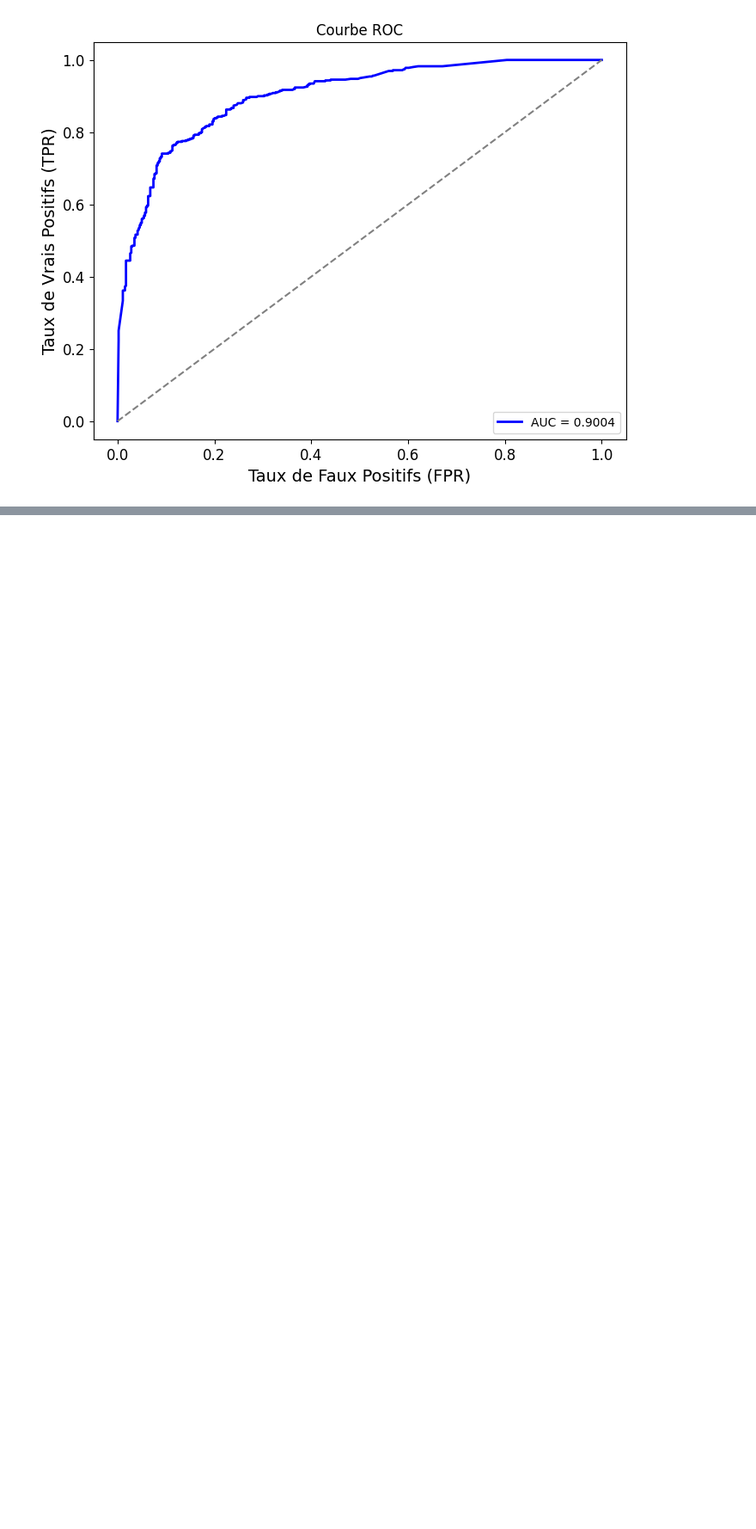
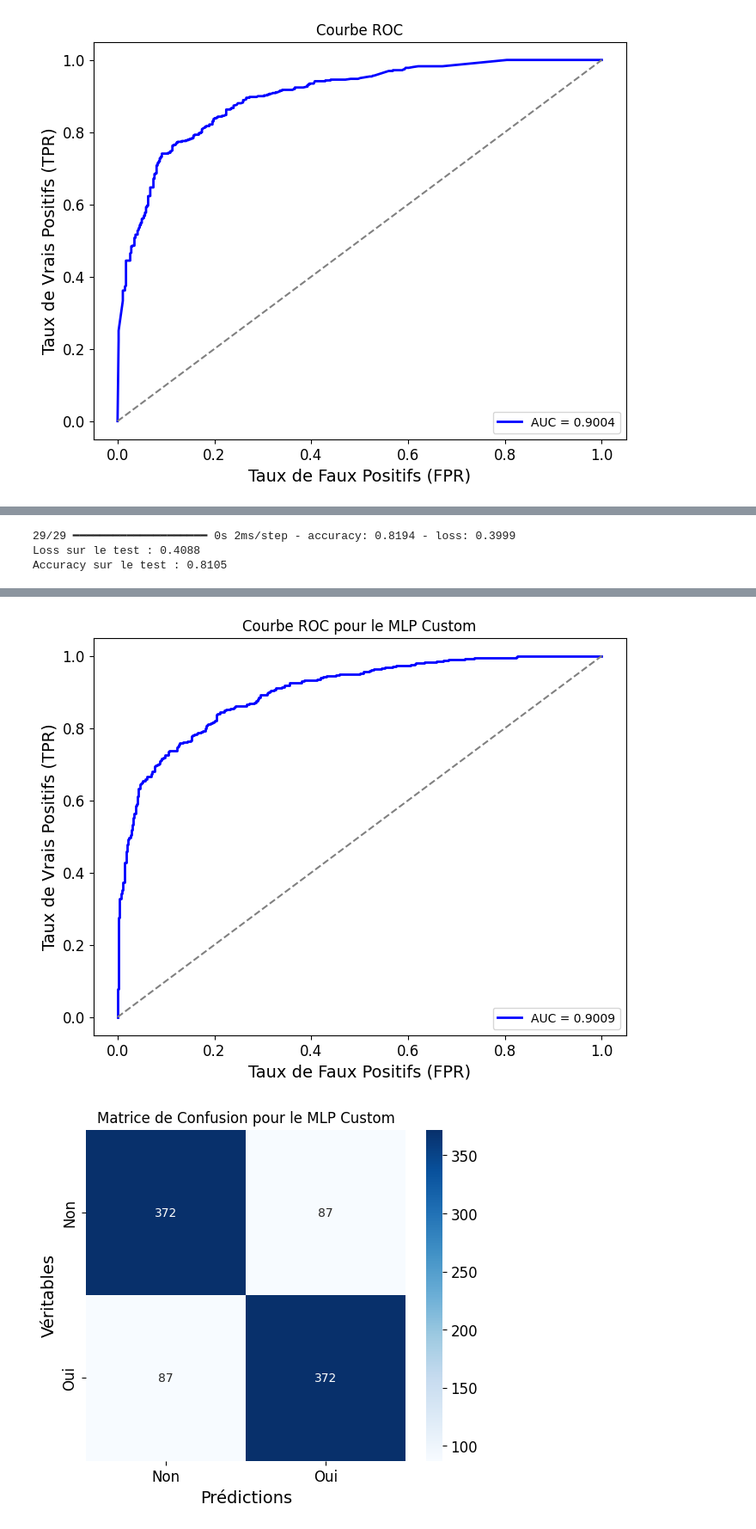
Before and after one commit to mdunand2/2024_MLEES, a Jupyter notebook: Project/Landslide_Italy.ipynb, the cells around one changed output, grey strips where cells are left out. Shown at 86% size. Saved outputs shown, nothing was run; the diff lists cells and outputs as text; code cells hidden in the pictures; blank space fills up the shorter version.

```diff
--- a/Project/Landslide_Italy.ipynb
+++ b/Project/Landslide_Italy.ipynb
@@ -770,0 +869,15 @@ plt.show()
+# %%
+from tensorflow.keras.callbacks import EarlyStopping
+
+# Initialiser l'early stopping pour éviter le sur-apprentissage
+early_stopping = EarlyStopping(monitor='val_loss', patience=10, restore_best_weights=True)
+
+# Entraîner le modèle
+history = mlp_custom_model.fit(
+    X_train_scaled, y_train,
+    validation_data=(X_val_scaled, y_val),
+    epochs=100,            # Maximum de 100 époques
+    batch_size=32,         # Taille des lots
+    callbacks=[early_stopping],  # Arrêt anticipé
+    verbose=1
+)
@@ -770,0 +926,41 @@ plt.show()
+# %%
+# Évaluer le modèle sur l'ensemble de test
+test_loss, test_accuracy = mlp_custom_model.evaluate(X_test_scaled, y_test)
+print(f'Loss sur le test : {test_loss:.4f}')
+print(f'Accuracy sur le test : {test_accuracy:.4f}')
+# %% [output]
+29/29 ━━━━━━━━━━━━━━━━━━━━ 0s 2ms/step - accuracy: 0.8194 - loss: 0.3999
+Loss sur le test : 0.4088
+Accuracy sur le test : 0.8105
+# %%
+from sklearn.metrics import confusion_matrix, roc_curve, auc
+import matplotlib.pyplot as plt
+import seaborn as sns
+
+# Prédictions de probabilités pour la courbe ROC
+y_pred_proba_mlp_custom = mlp_custom_model.predict(X_test_scaled).ravel()
+
+# Courbe ROC
+fpr, tpr, thresholds = roc_curve(y_test, y_pred_proba_mlp_custom)
+roc_auc = auc(fpr, tpr)
+
+plt.figure(figsize=(8, 6))
+plt.plot(fpr, tpr, color='blue', lw=2, label=f'AUC = {roc_auc:.4f}')
+plt.plot([0, 1], [0, 1], color='gray', linestyle='--')
+plt.xlabel('Taux de Faux Positifs (FPR)')
+plt.ylabel('Taux de Vrais Positifs (TPR)')
+plt.title('Courbe ROC pour le MLP Custom')
+plt.legend(loc='lower right')
+plt.show()
+
+# Matrice de confusion
+y_pred_mlp_custom = (y_pred_proba_mlp_custom > 0.5).astype(int)
+conf_matrix_mlp_custom = confusion_matrix(y_test, y_pred_mlp_custom)
+
+plt.figure(figsize=(6, 5))
+sns.heatmap(conf_matrix_mlp_custom, annot=True, fmt='d', cmap='Blues', xticklabels=['Non', 'Oui'], yticklabels=['Non', 'Oui'])
+plt.title('Matrice de Confusion pour le MLP Custom')
+plt.xlabel('Prédictions')
+plt.ylabel('Véritables')
+plt.show()
+# %% [output]
@@ -770,0 +968,2 @@ plt.show()
+[figure, added]
+[figure, added]
```
Also changed, not shown: parts of 22 cells of this notebook.
